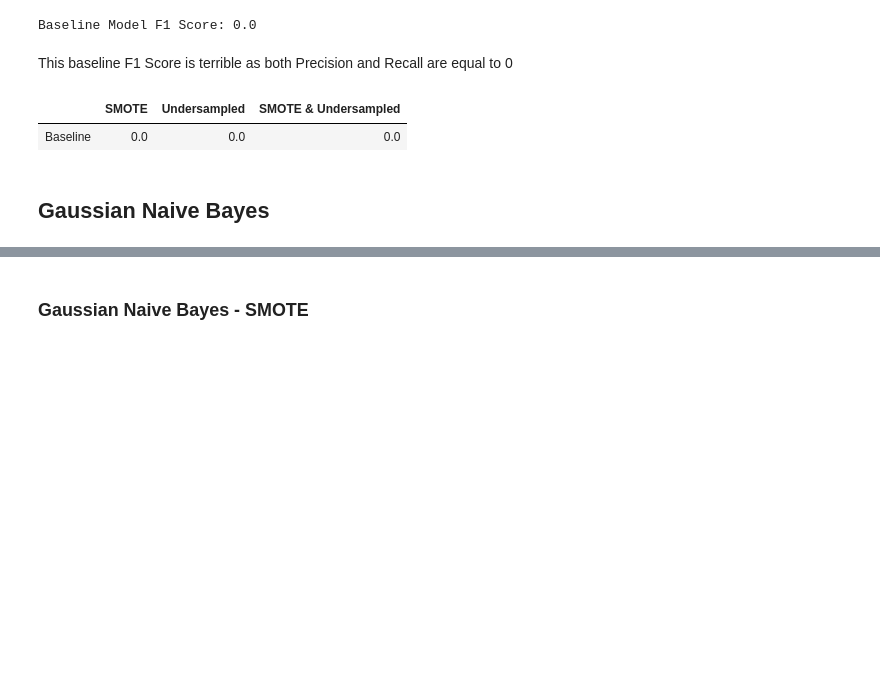
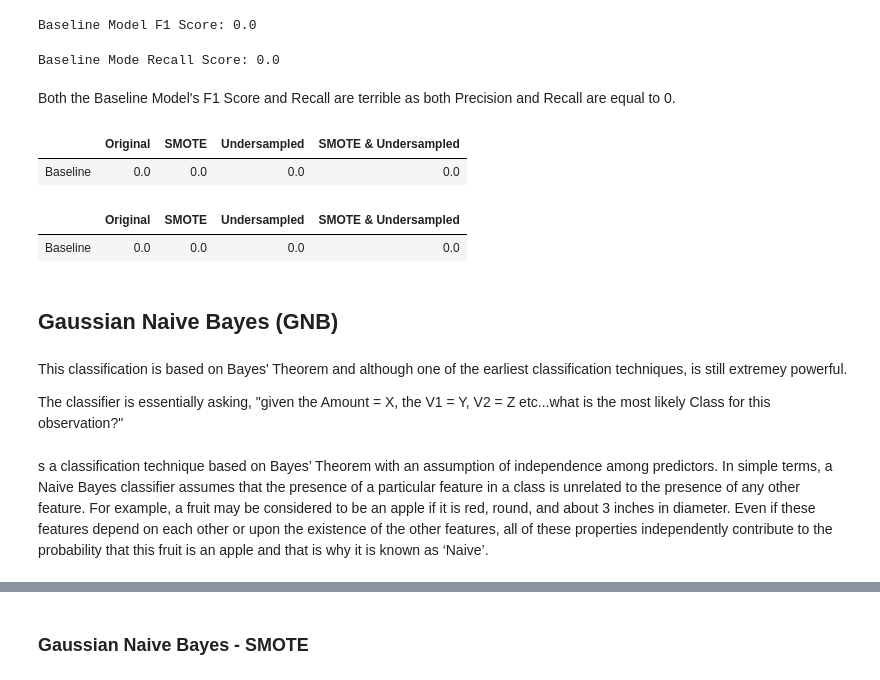
Before and after one commit to AdamBlomfield/credit_card_fraud, a Jupyter notebook: notebooks/predictive_modelling.ipynb, the cells around one changed output, grey strips where cells are left out. Drawn from its saved outputs; the diff is of its cells as text; code cells hidden in the pictures; blank space fills up the shorter version.

```diff
--- a/notebooks/predictive_modelling.ipynb
+++ b/notebooks/predictive_modelling.ipynb
@@ -216,9 +245,12 @@ Distribution after SMOTE and Random Undersampling:
 # %% [markdown]
 ## Pandas Dataframe to keep track of Scores
 # %%
-# Build scores dataframe for comparison
-scores_columns = ['SMOTE', 'Undersampled', 'SMOTE & Undersampled']
-scores_df = pd.DataFrame(columns=scores_columns)
+# Build scores dataframes for comparison
+scores_columns = ['Original', 'SMOTE', 'Undersampled', 'SMOTE & Undersampled']
+# F1 scores
+f1_scores_df = pd.DataFrame(columns=scores_columns)
+# Recall scores
+recall_scores_df = pd.DataFrame(columns=scores_columns)
 # %% [markdown]
 ## GridSearch
 # %% [markdown]
@@ -266,16 +307,34 @@ f1_base = round(f1_score(y_test, y_pred_base), 8)
 print('Baseline Model F1 Score: {}'.format(f1_base))
 # %% [output]
 Baseline Model F1 Score: 0.0
+# %%
+# Calculate Recall of Baseline Model
+recall_base = round(recall_score(y_test, y_pred_base), 8)
+print('Baseline Mode Recall Score: {}'.format(recall_base))
+# %% [output]
+Baseline Mode Recall Score: 0.0
 # %% [markdown]
-This baseline F1 Score is terrible as both Precision and Recall are equal to 0
+Both the Baseline Model's F1 Score and Recall are terrible as both Precision and Recall are equal to 0.
 # %%
-scores_df.loc['Baseline'] = [f1_base] * 3
-scores_df
+f1_scores_df.loc['Baseline'] = [f1_base] * 4
+f1_scores_df
 # %% [output]
-|  | SMOTE | Undersampled | SMOTE & Undersampled |
-| Baseline | 0.0 | 0.0 | 0.0 |
+|  | Original | SMOTE | Undersampled | SMOTE & Undersampled |
+| Baseline | 0.0 | 0.0 | 0.0 | 0.0 |
+# %%
+recall_scores_df.loc['Baseline'] = [recall_base] * 4
+recall_scores_df
+# %% [output]
+|  | Original | SMOTE | Undersampled | SMOTE & Undersampled |
+| Baseline | 0.0 | 0.0 | 0.0 | 0.0 |
 # %% [markdown]
-## Gaussian Naive Bayes
+## Gaussian Naive Bayes (GNB)
+# %% [markdown]
+This classification is based on Bayes' Theorem and although one of the earliest classification techniques, is still extremey powerful.
+
+The classifier is essentially asking, "given the Amount = X, the V1 = Y, V2 = Z etc...what is the most likely Class for this observation?"
+# %% [markdown]
+s a classification technique based on Bayes’ Theorem with an assumption of independence among predictors. In simple terms, a Naive Bayes classifier assumes that the presence of a particular feature in a class is unrelated to the presence of any other feature. For example, a fruit may be considered to be an apple if it is red, round, and about 3 inches in diameter. Even if these features depend on each other or upon the existence of the other features, all of these properties independently contribute to the probability that this fruit is an apple and that is why it is known as ‘Naive’.
 # %%
 # Instantiate Gaussian Naive Bayes Classifer
 clf_gnb = GaussianNB()
```
Also changed, not shown: parts of 52 cells of this notebook.
